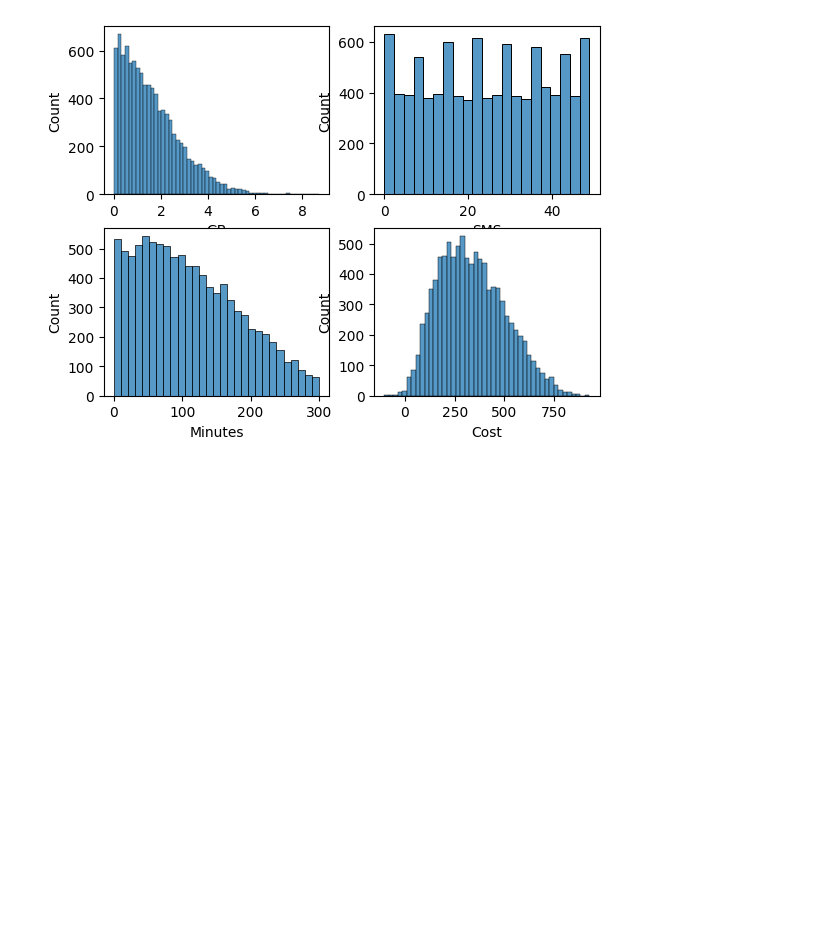
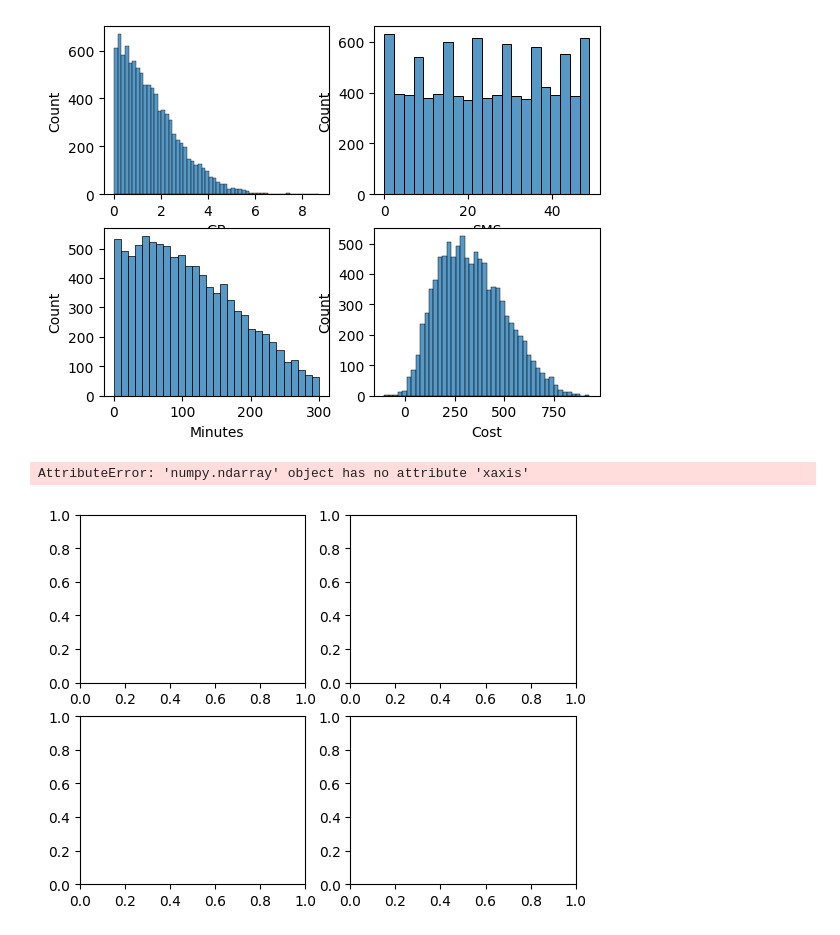
Before and after one commit to Crudeerz/ML-Rasmus-Berghall, a Jupyter notebook: Exercises/E00_answers.ipynb, the cells around one changed output. Drawn from its saved outputs; the diff is of its cells as text; code cells hidden in the pictures; blank space fills up the shorter version.

```diff
--- a/Exercises/E00_answers.ipynb
+++ b/Exercises/E00_answers.ipynb
@@ -212,8 +212,8 @@ memory usage: 351.7 KB
 | 9998 | 1 | 385.399714 | 158.682568 | 38 | 0.858192 |
 | 9999 | 1 | 478.028678 | 193.619707 | 39 | 0.628717 |
 # %%
-plot_cols = df.columns[1:-1]
-
+plot_cols = df.columns[1:]
+print(plot_cols)
 fig, axs = plt.subplots(2,2)
 
 sns.histplot(df["GB"], ax=axs[0,0])
@@ -250,3 +244,11 @@ sns.histplot(df1["Cost"], ax=axs[1,1])
 # %% [output]
 <Axes: xlabel='Cost', ylabel='Count'>
 [figure]
+# %%
+fig, ax = plt.subplots(int(len(plot_cols)/2), int(len(plot_cols)/2))
+
+for i, col in enumerate(plot_cols):
+    sns.histplot(x=df[col], ax=ax[i])
+# %% [output]
+AttributeError: 'numpy.ndarray' object has no attribute 'xaxis'
+[figure, added]
```
Also changed, not shown: parts of 2 cells of this notebook, 1 other file.
